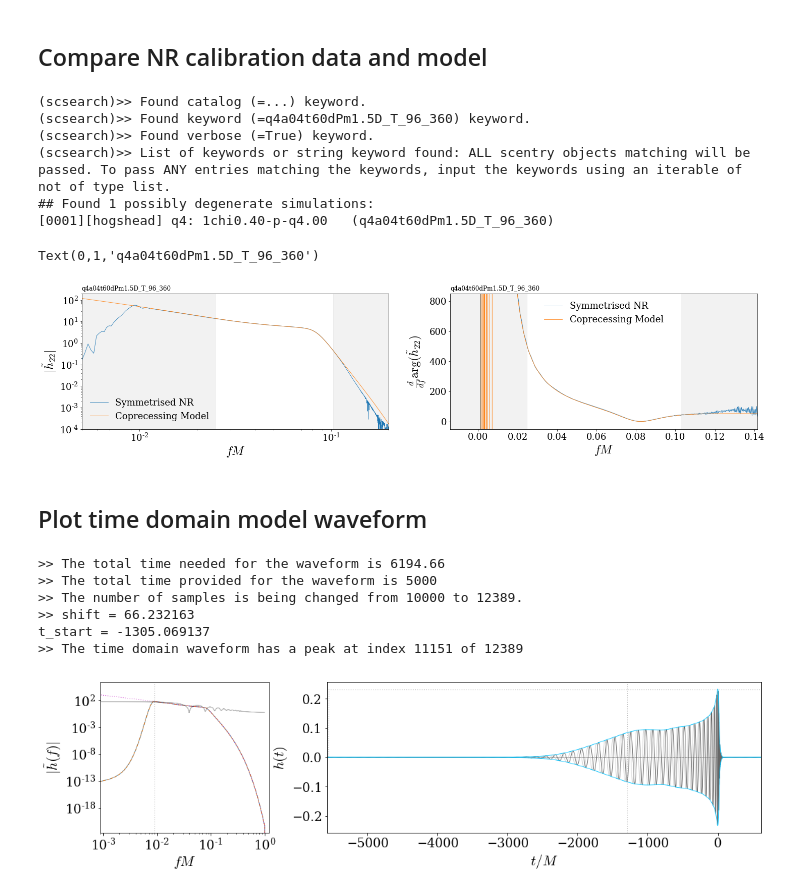
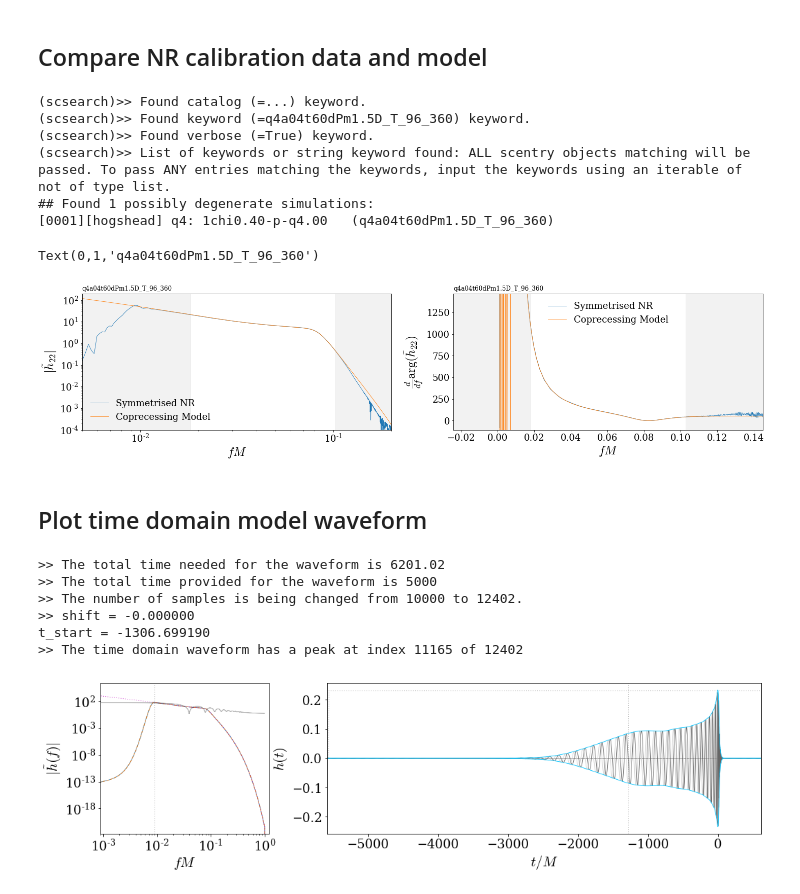
Before and after one commit to Cyberface/puck, a Jupyter notebook: ll/examples/1_generate_model_waveform.ipynb, the cells around one changed output. Saved outputs shown, nothing was run; the diff lists cells and outputs as text; code cells hidden in the pictures.

Commit message:
updating waveform generation example with new phase convention

```diff
--- a/ll/examples/1_generate_model_waveform.ipynb
+++ b/ll/examples/1_generate_model_waveform.ipynb
@@ -60,7 +61,7 @@ raw_data = loadtxt(files[k]).T
 data,_,fmin,fmax,fknot = determine_data_fitting_region(raw_data)
 
 # Unpack raw (symmetrised) NR data
-raw_f,raw_amp_td,raw_amp_fd,raw_dphi_td,raw_dphi_fd = raw_data
+raw_f,raw_amp_td,raw_amp_fd,raw_dphi_td,raw_dphi_fd,_,_ = raw_data
 
 # create mask to select positive frequencies
 raw_positive_mask = raw_f>0
@@ -75,8 +76,8 @@ h22 = generate_pwca_waveform( f_, a.m1, a.m2, a.X1, a.X2, a.L )
 nr_amp     = raw_amp_fd[raw_positive_mask]
 model_amp  = abs(h22)
 nr_dphi    = raw_dphi_td[raw_positive_mask]
-# -- NOTE -- the minus sign here is to place data in consistent conventions
-model_dphi = spline_diff( f_, -unwrap(angle(h22)) )
+# -- NOTE --
+model_dphi = spline_diff( f_, unwrap(angle(h22)) )
 
 #
 calibration_mask    = (f_ >= fmin) & (f_ <= fmax)
@@ -98,47 +99,47 @@ xlim(0.005,0.2)
 axvspan( min(xlim()), fmin, alpha=0.05, color='k')
 axvspan( fmax, max(xlim()), alpha=0.05, color='k')
 legend()
 
 ylabel(r'$|\tilde{h}_{22}|$')
 xlabel('$fM$')
 title(a.simname,loc='left',size=12)
 
 # Compare model phase derivative to NR
 # --
 subplot(1,2,2)
 plot( f_, adjusted_nr_dphi, label='Symmetrised NR' )
 plot( f_, adjusted_model_dphi, label='Coprecessing Model' )
 ylim(lim(adjusted_model_dphi[calibration_mask],dilate=0.1)+array([0,300]))
 xlim(lim([fmin,fmax],dilate=0.5))
 axvspan( min(xlim()), fmin, alpha=0.05, color='k')
 axvspan( fmax, max(xlim()), alpha=0.05, color='k')
 legend()
 
 ylabel(r'$\frac{d}{df}\arg(\tilde{h}_{22})$')
 xlabel('$fM$')
 title(a.simname,loc='left',size=12)
 # %% [output]
 (scsearch)>> Found catalog (=...) keyword.
 (scsearch)>> Found keyword (=q4a04t60dPm1.5D_T_96_360) keyword.
 (scsearch)>> Found verbose (=True) keyword.
 (scsearch)>> List of keywords or string keyword found: ALL scentry objects matching will be passed. To pass ANY entries matching the keywords, input the keywords using an iterable of not of type list.
 ## Found 1 possibly degenerate simulations:
 [0001][hogshead] q4: 1chi0.40-p-q4.00   (q4a04t60dPm1.5D_T_96_360)
 Text(0,1,'q4a04t60dPm1.5D_T_96_360')
-[figure, old version]
+[figure, new version]
 # %% [markdown]
 ## Plot time domain model waveform
 # %%
-model_data = ( f_, abs(h22), unwrap(angle(h22)) )
+model_data = ( f_, abs(h22), -unwrap(angle(h22)) )
 # Use function in positive.physics
 ht,t,_ = phenom2td( 0.009, 10000, 0.5, model_data,plot=True, fmax=0.6, verbose=True )
 # %% [output]
->> The total time needed for the waveform is 6194.66
+>> The total time needed for the waveform is 6201.02
 >> The total time provided for the waveform is 5000
->> The number of samples is being changed from 10000 to 12389.
->> shift = 66.232163
-t_start = -1305.069137
->> The time domain waveform has a peak at index 11151 of 12389
+>> The number of samples is being changed from 10000 to 12402.
+>> shift = -0.000000
+t_start = -1306.699190
+>> The time domain waveform has a peak at index 11165 of 12402
 [figure]
 # %%
 
```
Also changed, not shown: parts of 2 cells of this notebook.
